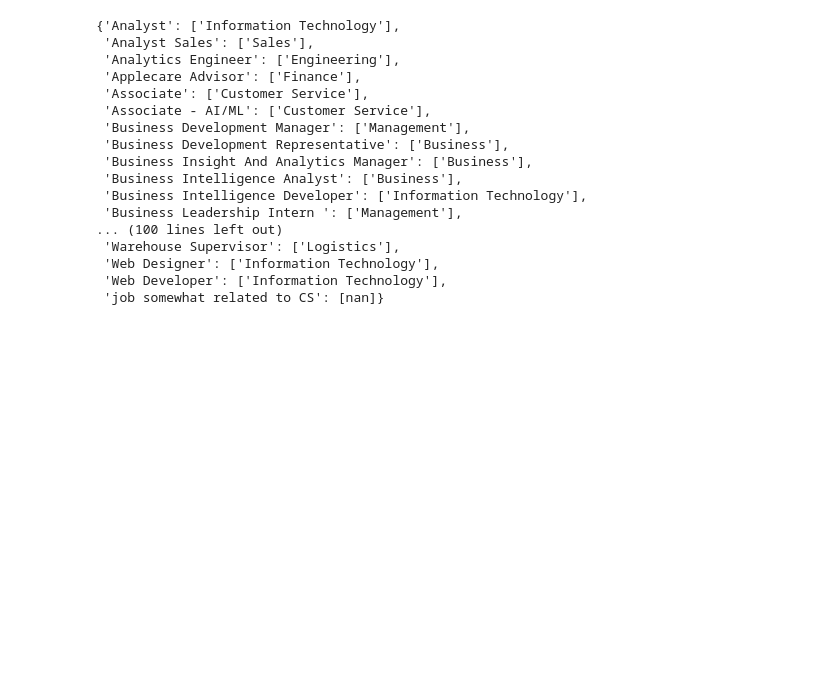
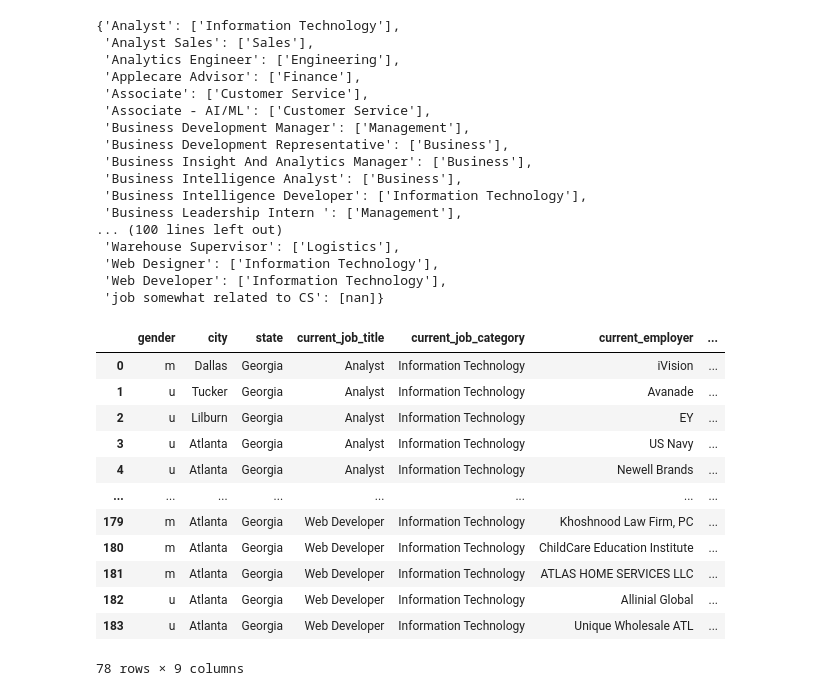
Before and after one commit to srenikuntla1/Job-Trend-Analysis-Final-Project, a Jupyter notebook: Final_Project.ipynb, the cells around one changed output. Drawn from its saved outputs; the diff is of its cells as text; code cells hidden in the pictures; blank space fills up the shorter version.

```diff
--- a/Final_Project.ipynb
+++ b/Final_Project.ipynb
@@ -189,3 +185,21 @@ title_category
  'Web Designer': ['Information Technology'],
  'Web Developer': ['Information Technology'],
  'job somewhat related to CS': [nan]}
+# %%
+# create a dataframe having the data of only people who are doing information technology related jobs
+IT = df[df['current_job_category'] == 'Information Technology']
+IT
+# %% [output]
+|  | gender | city | state | current_job_title | current_job_category | current_employer | ... |
+| 0 | m | Dallas | Georgia | Analyst | Information Technology | iVision | ... |
+| 1 | u | Tucker | Georgia | Analyst | Information Technology | Avanade | ... |
+| 2 | u | Lilburn | Georgia | Analyst | Information Technology | EY | ... |
+| 3 | u | Atlanta | Georgia | Analyst | Information Technology | US Navy | ... |
+| 4 | u | Atlanta | Georgia | Analyst | Information Technology | Newell Brands | ... |
+| ... | ... | ... | ... | ... | ... | ... | ... |
+| 179 | m | Atlanta | Georgia | Web Developer | Information Technology | Khoshnood Law Firm, PC | ... |
+| 180 | m | Atlanta | Georgia | Web Developer | Information Technology | ChildCare Education Institute | ... |
+| 181 | m | Atlanta | Georgia | Web Developer | Information Technology | ATLAS HOME SERVICES LLC | ... |
+| 182 | u | Atlanta | Georgia | Web Developer | Information Technology | Allinial Global | ... |
+| 183 | u | Atlanta | Georgia | Web Developer | Information Technology | Unique Wholesale ATL | ... |
+78 rows × 9 columns
```
Also changed, not shown: parts of 6 cells of this notebook.
